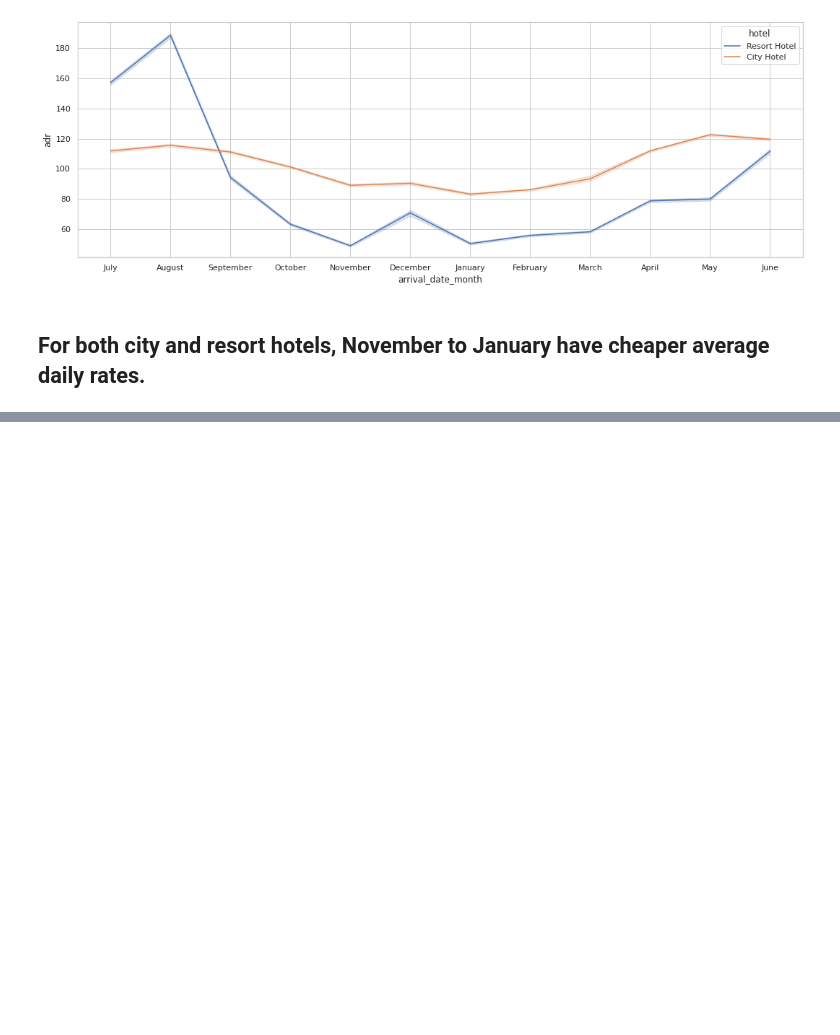
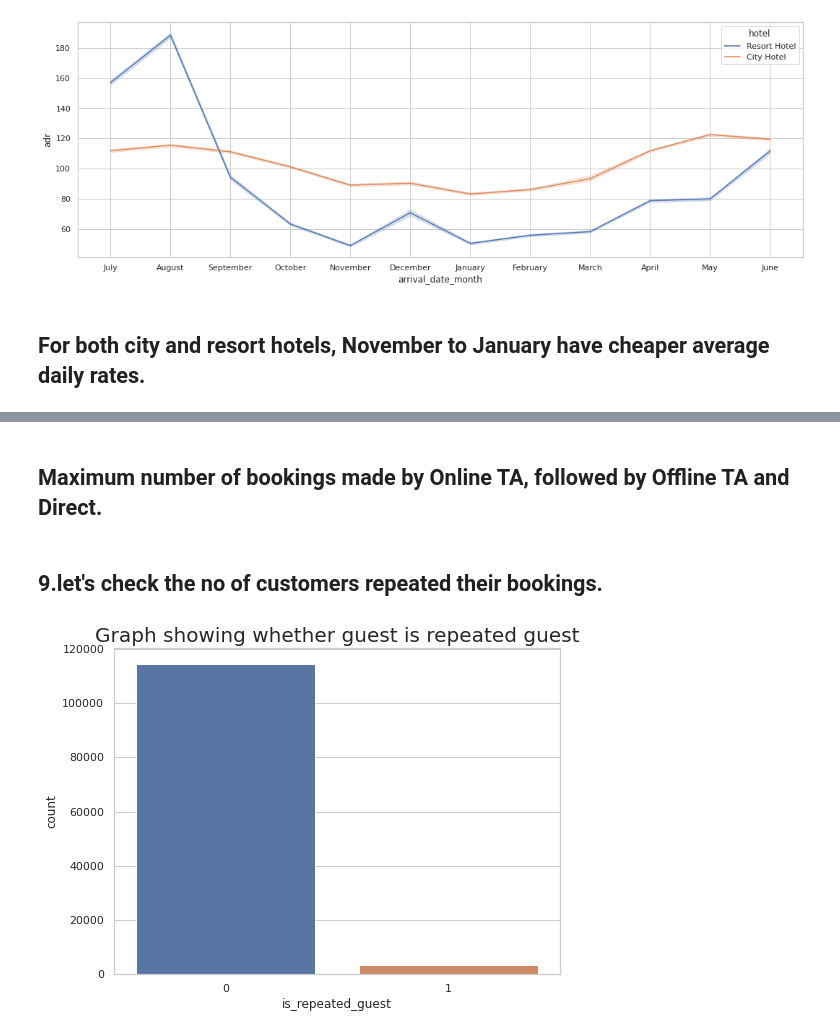
Before and after one commit to vickypandey07/Hotel-booking-analysis, a Jupyter notebook: Hotel_Booking_Analysis_Vikram_Pandey_Capstone_project_1.ipynb, the cells around one changed output, grey strips where cells are left out. Saved outputs shown, nothing was run; the diff lists cells and outputs as text; code cells hidden in the pictures; blank space fills up the shorter version.

```diff
--- a/Hotel_Booking_Analysis_Vikram_Pandey_Capstone_project_1.ipynb
+++ b/Hotel_Booking_Analysis_Vikram_Pandey_Capstone_project_1.ipynb
@@ -559,0 +625,12 @@ plt.show()
+# %% [markdown]
+## Maximum number of bookings made by Online TA, followed by Offline TA and Direct.
+# %% [markdown]
+## 9.let's check the no of customers repeated their bookings.
+# %%
+# Countplot of number of customers repeated their bookings.
+
+plt.figure(figsize=(8,6))
+sns.countplot(data = df_new, x = 'is_repeated_guest').set_title('Graph showing whether guest is repeated guest', fontsize = 20)
+plt.show()
+# %% [output]
+[figure, added]
```
Also changed, not shown: parts of 27 cells of this notebook.
